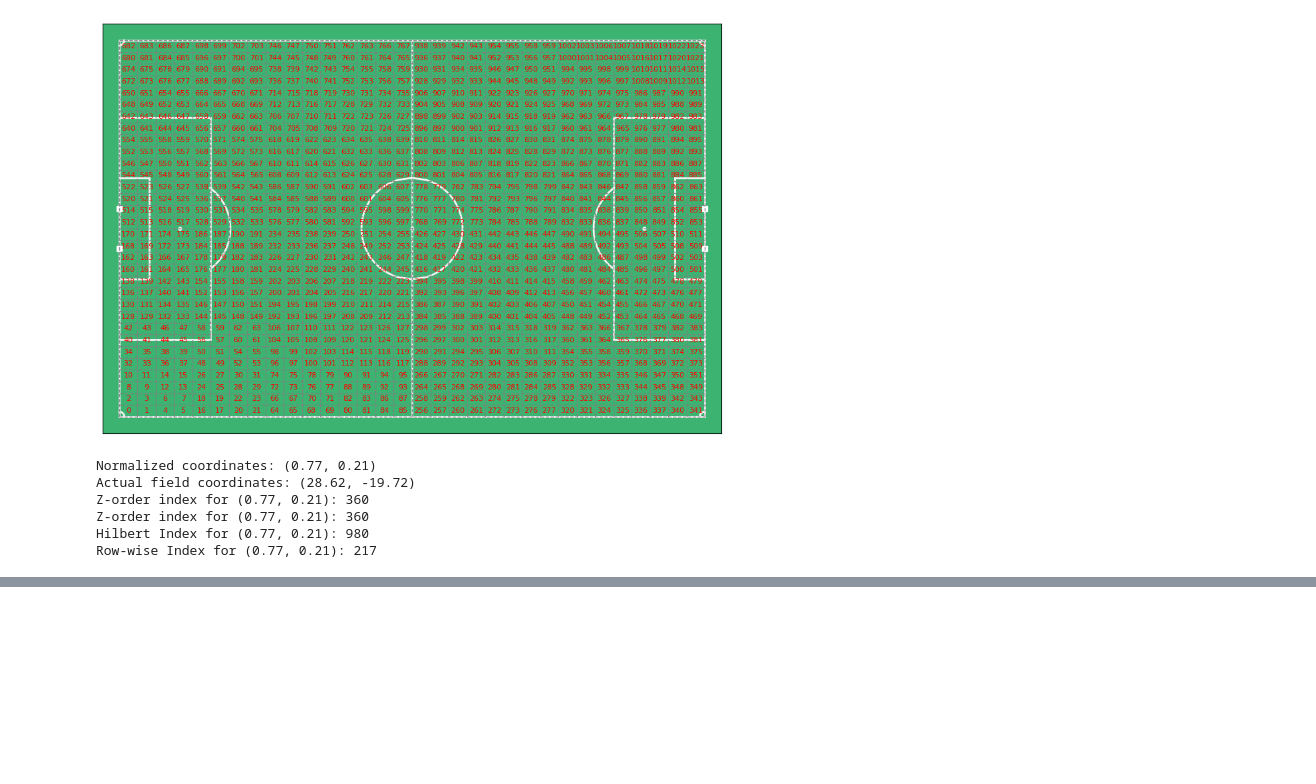
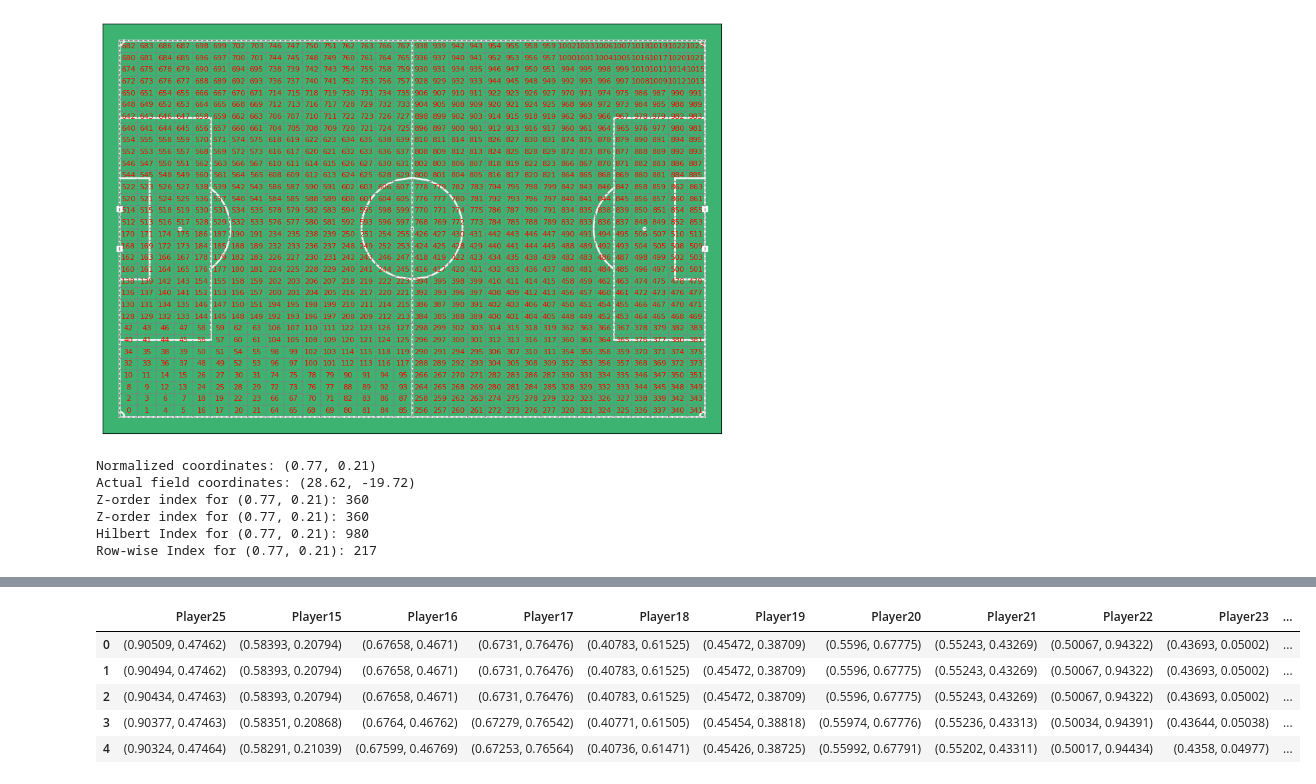
Before and after one commit to Csenongmin/Football-LLM, a Jupyter notebook: FootballGrid.ipynb, the cells around one changed output, grey strips where cells are left out. Drawn from its saved outputs; the diff is of its cells as text; code cells hidden in the pictures; blank space fills up the shorter version.

```diff
--- a/FootballGrid.ipynb
+++ b/FootballGrid.ipynb
@@ -444,0 +470,7 @@ Row-wise Index for (0.77, 0.21): 217
+# %%
+
+# Skip the first row and set the second row as the actual header
+df_cleaned = pd.read_csv(path, skiprows=1, header=1)
+
+# Display the cleaned dataframe's header and the first few rows
+df_cleaned.head()
@@ -444,0 +485,32 @@ Row-wise Index for (0.77, 0.21): 217
+# %%
+# Identify player columns and their corresponding 'Unnamed' y-coordinate columns
+player_columns = [col for col in df_cleaned.columns if "Player" in str(col)]
+y_coordinate_columns = [col for col in df_cleaned.columns if "Unnamed" in str(col)]
+
+# Pair players with their x and y coordinate columns
+player_coordinates = [(player_columns[i], y_coordinate_columns[i]) for i in range(len(player_columns))]
+
+# Extract Ball x and y-coordinates
+ball_x_column = "Ball"
+ball_y_column = "Unnamed: 32"
+
+# Prepare a cleaned dataframe with player (x, y) and ball coordinates
+coordinate_data = pd.DataFrame({
+    player: list(zip(df_cleaned[player].fillna(0), df_cleaned[y].fillna(0)))
+    for player, y in player_coordinates
+})
+coordinate_data["Ball"] = list(zip(df_cleaned[ball_x_column].fillna(0), df_cleaned[ball_y_column].fillna(0)))
+
+# Add frame and time for reference
+coordinate_data["Frame"] = df_cleaned["Frame"]
+coordinate_data["Time [s]"] = df_cleaned["Time [s]"]
+
+# Display the cleaned coordinate data
+coordinate_data.head()
+# %% [output]
+|  | Player25 | Player15 | Player16 | Player17 | Player18 | Player19 | Player20 | Player21 | Player22 | Player23 | ... |
+| 0 | (0.90509, 0.47462) | (0.58393, 0.20794) | (0.67658, 0.4671) | (0.6731, 0.76476) | (0.40783, 0.61525) | (0.45472, 0.38709) | (0.5596, 0.67775) | (0.55243, 0.43269) | (0.50067, 0.94322) | (0.43693, 0.05002) | ... |
+| 1 | (0.90494, 0.47462) | (0.58393, 0.20794) | (0.67658, 0.4671) | (0.6731, 0.76476) | (0.40783, 0.61525) | (0.45472, 0.38709) | (0.5596, 0.67775) | (0.55243, 0.43269) | (0.50067, 0.94322) | (0.43693, 0.05002) | ... |
+| 2 | (0.90434, 0.47463) | (0.58393, 0.20794) | (0.67658, 0.4671) | (0.6731, 0.76476) | (0.40783, 0.61525) | (0.45472, 0.38709) | (0.5596, 0.67775) | (0.55243, 0.43269) | (0.50067, 0.94322) | (0.43693, 0.05002) | ... |
+| 3 | (0.90377, 0.47463) | (0.58351, 0.20868) | (0.6764, 0.46762) | (0.67279, 0.76542) | (0.40771, 0.61505) | (0.45454, 0.38818) | (0.55974, 0.67776) | (0.55236, 0.43313) | (0.50034, 0.94391) | (0.43644, 0.05038) | ... |
+| 4 | (0.90324, 0.47464) | (0.58291, 0.21039) | (0.67599, 0.46769) | (0.67253, 0.76564) | (0.40736, 0.61471) | (0.45426, 0.38725) | (0.55992, 0.67791) | (0.55202, 0.43311) | (0.50017, 0.94434) | (0.4358, 0.04977) | ... |
```
Also changed, not shown: parts of 4 cells of this notebook.
